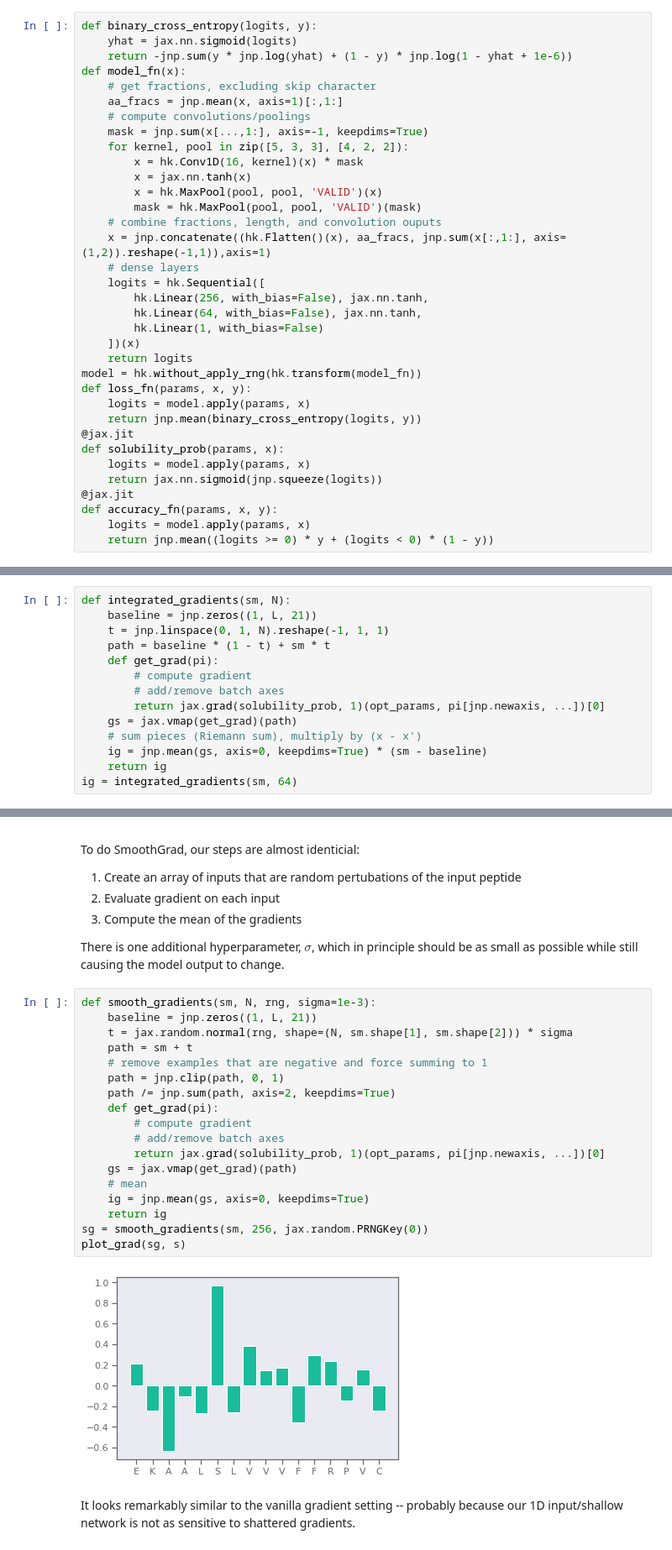
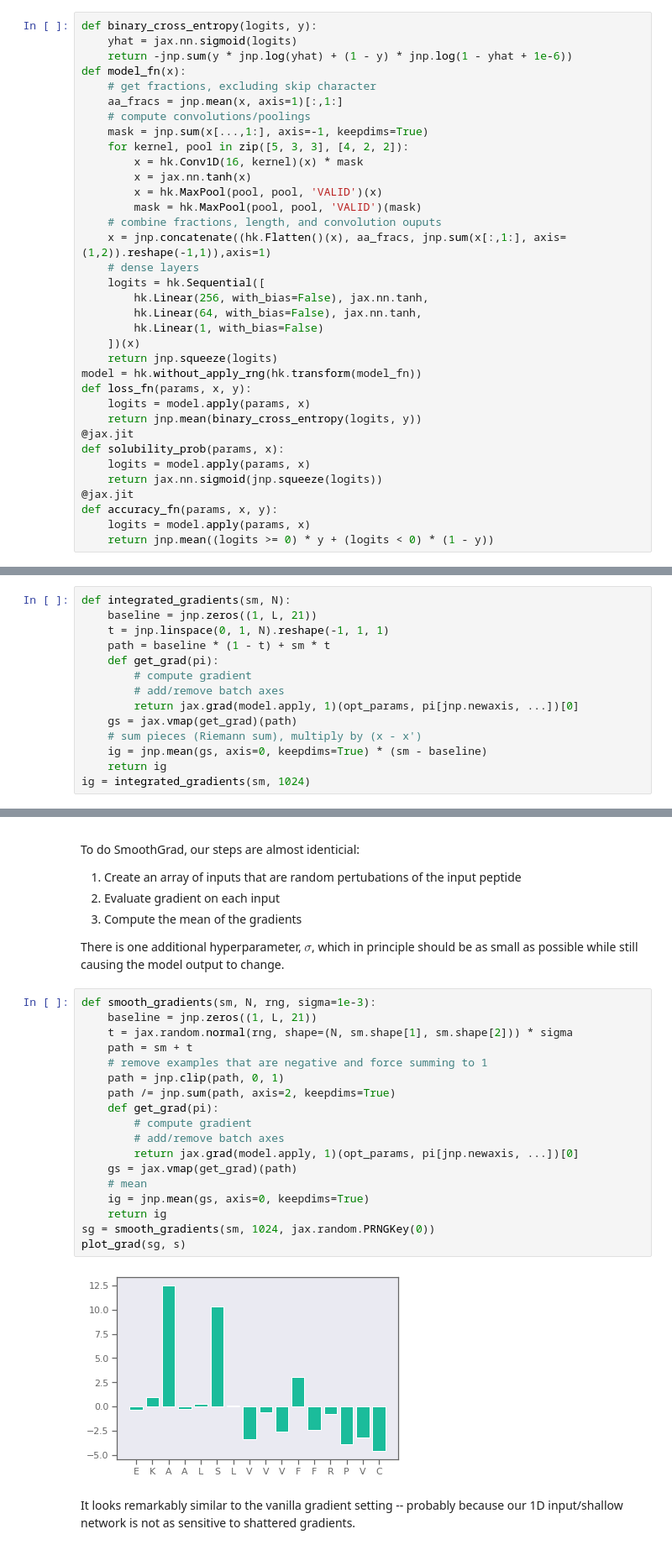
Before and after one commit to whitead/dmol-book, a Jupyter notebook: dl/xai.ipynb, the cells around one changed output, grey strips where cells are left out. Shown at 84% size. Saved outputs shown, nothing was run; the diff lists cells and outputs as text.

```diff
--- a/dl/xai.ipynb
+++ b/dl/xai.ipynb
@@ -224,7 +224,7 @@ def model_fn(x):
         hk.Linear(64, with_bias=False), jax.nn.tanh,
         hk.Linear(1, with_bias=False)
     ])(x)
-    return logits
+    return jnp.squeeze(logits)
 model = hk.without_apply_rng(hk.transform(model_fn))
 def loss_fn(params, x, y):
     logits = model.apply(params, x)
@@ -332,12 +332,12 @@ def integrated_gradients(sm, N):
     def get_grad(pi):
         # compute gradient
         # add/remove batch axes
-        return jax.grad(solubility_prob, 1)(opt_params, pi[jnp.newaxis, ...])[0]
+        return jax.grad(model.apply, 1)(opt_params, pi[jnp.newaxis, ...])[0]
     gs = jax.vmap(get_grad)(path)
     # sum pieces (Riemann sum), multiply by (x - x')
     ig = jnp.mean(gs, axis=0, keepdims=True) * (sm - baseline)
     return ig
-ig = integrated_gradients(sm, 64)
+ig = integrated_gradients(sm, 1024)
 # %%
 plot_grad(ig, s)
 # %% [output]
@@ -357,23 +357,23 @@ There is one additional hyperparameter, $\sigma$, which in principle should be a
 # %%
 def smooth_gradients(sm, N, rng, sigma=1e-3):
     baseline = jnp.zeros((1, L, 21))
     t = jax.random.normal(rng, shape=(N, sm.shape[1], sm.shape[2])) * sigma
     path = sm + t
     # remove examples that are negative and force summing to 1
     path = jnp.clip(path, 0, 1)
     path /= jnp.sum(path, axis=2, keepdims=True)
     def get_grad(pi):
         # compute gradient
         # add/remove batch axes
-        return jax.grad(solubility_prob, 1)(opt_params, pi[jnp.newaxis, ...])[0]
+        return jax.grad(model.apply, 1)(opt_params, pi[jnp.newaxis, ...])[0]
     gs = jax.vmap(get_grad)(path)
     # mean
     ig = jnp.mean(gs, axis=0, keepdims=True)
     return ig
-sg = smooth_gradients(sm, 256, jax.random.PRNGKey(0))
+sg = smooth_gradients(sm, 1024, jax.random.PRNGKey(0))
 plot_grad(sg, s)
 # %% [output]
-[figure, old version]
+[figure, new version]
 # %% [markdown]
 It looks remarkably similar to the vanilla gradient setting -- probably because our 1D input/shallow network is not as sensitive to shattered gradients.
 # %% [markdown]
```
Also changed, not shown: parts of 19 cells of this notebook.
